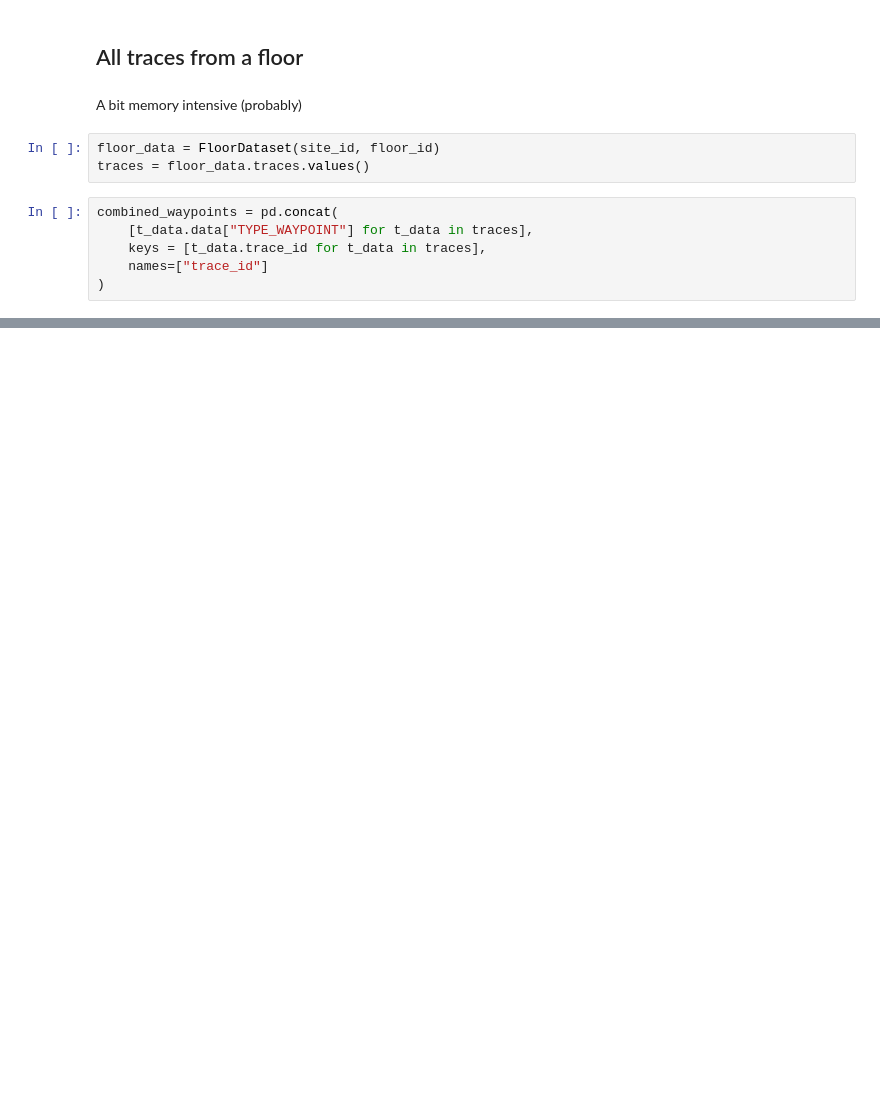
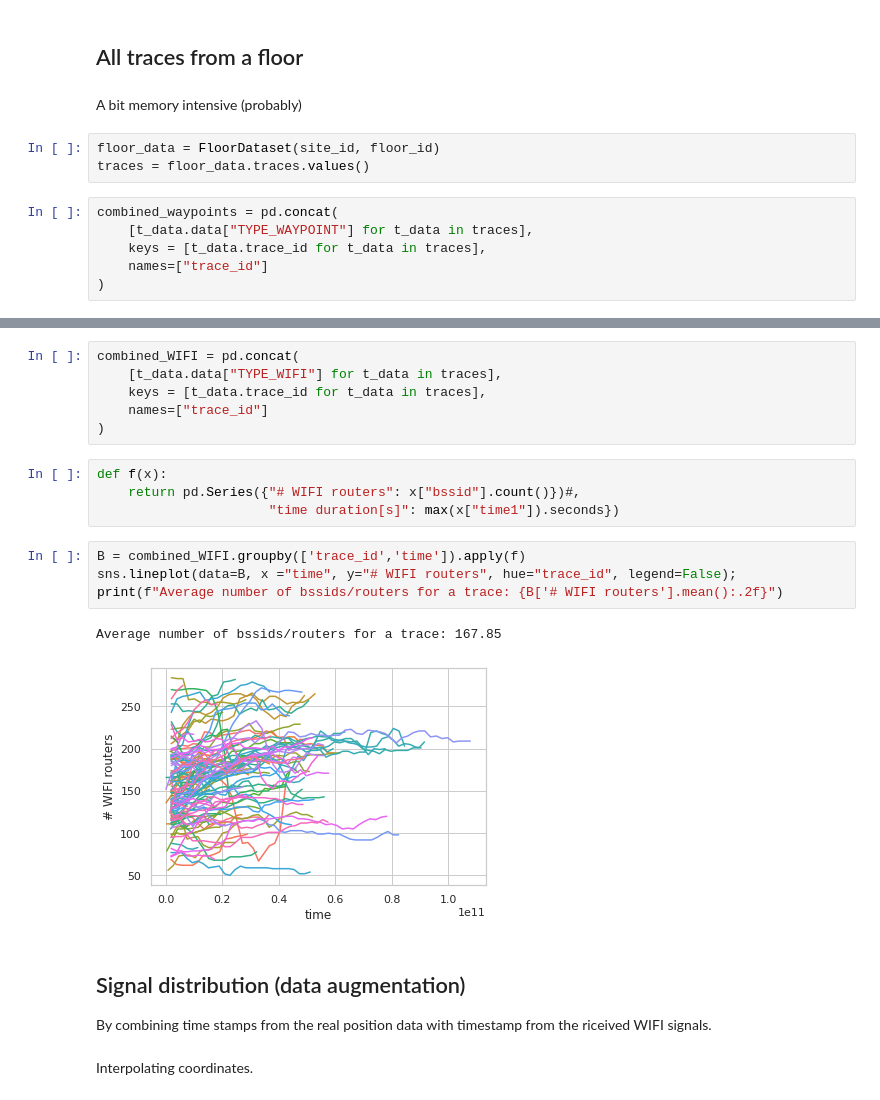
Before and after one commit to sorenhartmann/indoor-location-navigation, a Jupyter notebook: notebooks/exploratory.ipynb, the cells around one changed output, grey strips where cells are left out. Cells and saved outputs as stored; diff of their text form; blank space fills up the shorter version.

```diff
--- a/notebooks/exploratory.ipynb
+++ b/notebooks/exploratory.ipynb
@@ -83,0 +87,22 @@ sns.lineplot(data=combined_waypoints, x="x", y="y", sort=False, hue="trace_id",
+# %%
+combined_WIFI = pd.concat(
+    [t_data.data["TYPE_WIFI"] for t_data in traces],
+    keys = [t_data.trace_id for t_data in traces],
+    names=["trace_id"]
+)
+# %%
+def f(x):
+    return pd.Series({"# WIFI routers": x["bssid"].count()})#,
+                      "time duration[s]": max(x["time1"]).seconds})
+# %%
+B = combined_WIFI.groupby(['trace_id','time']).apply(f)
+sns.lineplot(data=B, x ="time", y="# WIFI routers", hue="trace_id", legend=False);
+print(f"Average number of bssids/routers for a trace: {B['# WIFI routers'].mean():.2f}")
+# %% [output]
+Average number of bssids/routers for a trace: 167.85
+[figure, added]
+# %% [markdown]
+## Signal distribution (data augmentation)
+By combining time stamps from the real position data with timestamp from the riceived WIFI signals.
+# %% [markdown]
+Interpolating coordinates.
```
Also changed, not shown: parts of 10 cells of this notebook.
